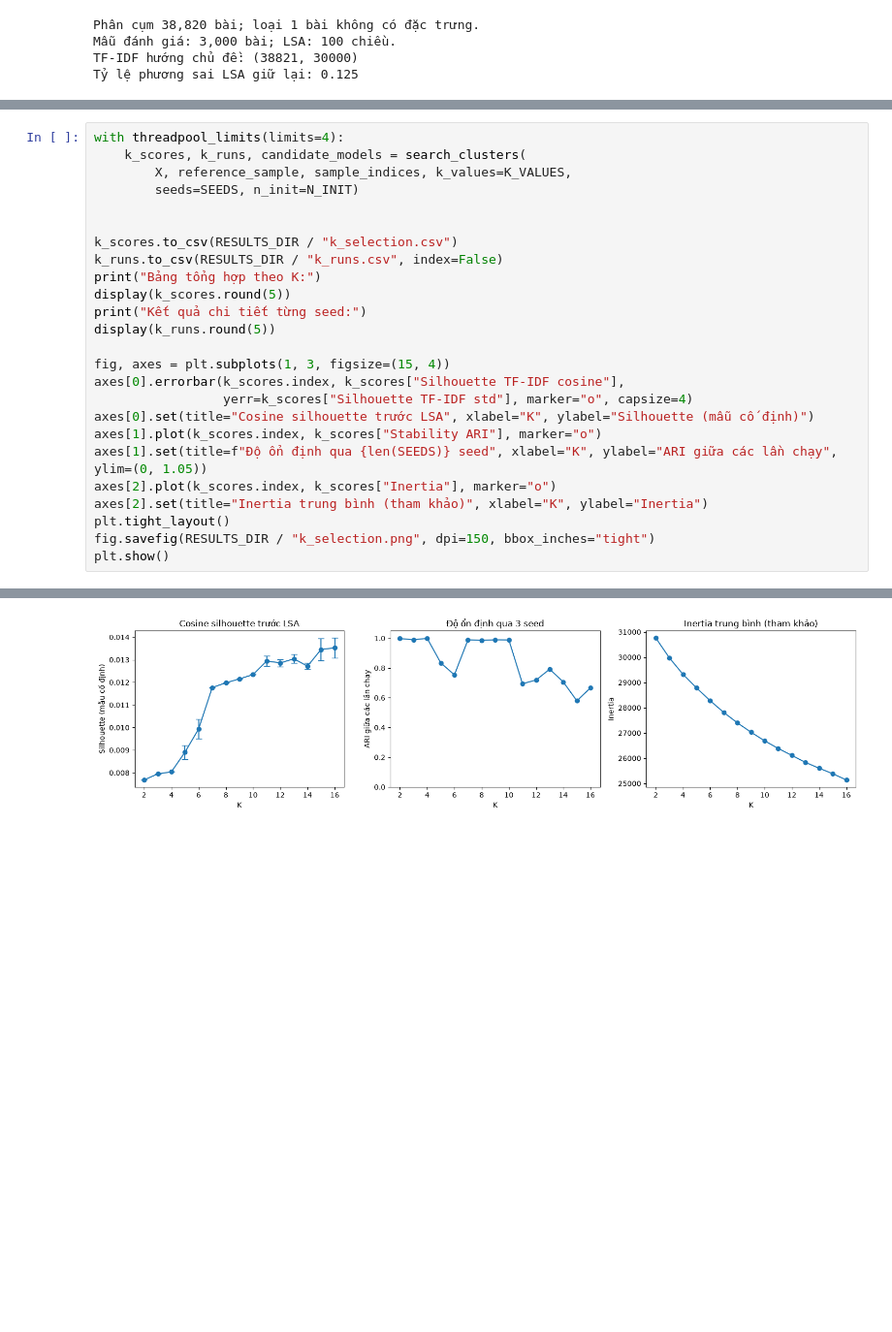
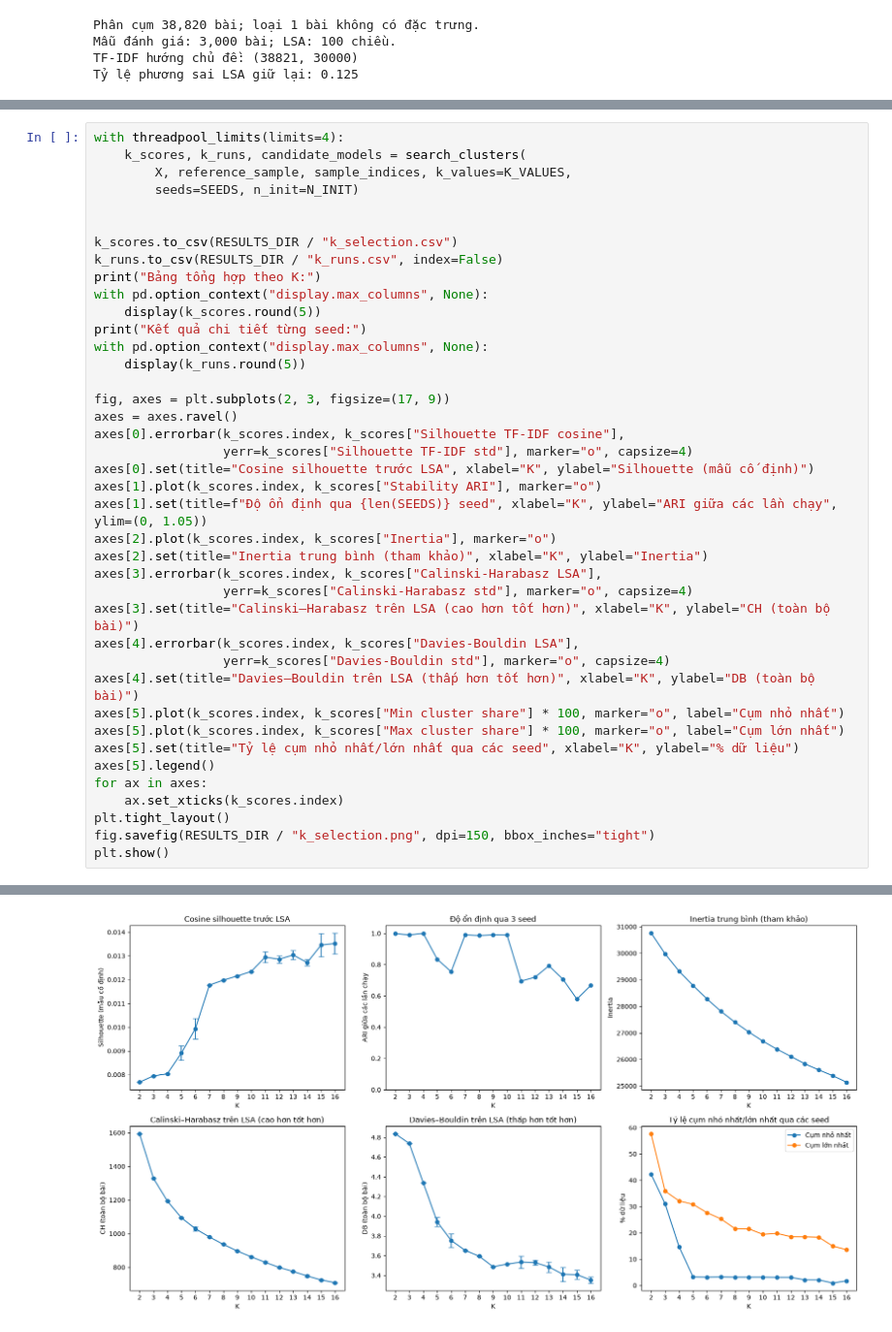
Before and after one commit to phamquocdow/colab_team, a Jupyter notebook: 5_hoc_khong_giam_sat.ipynb, the cells around one changed output, grey strips where cells are left out. Shown at 97% size. Drawn from its saved outputs; the diff is of its cells as text; blank space fills up the shorter version.

```diff
--- a/5_hoc_khong_giam_sat.ipynb
+++ b/5_hoc_khong_giam_sat.ipynb
@@ -100,11 +108,14 @@ with threadpool_limits(limits=4):
 k_scores.to_csv(RESULTS_DIR / "k_selection.csv")
 k_runs.to_csv(RESULTS_DIR / "k_runs.csv", index=False)
 print("Bảng tổng hợp theo K:")
-display(k_scores.round(5))
+with pd.option_context("display.max_columns", None):
+    display(k_scores.round(5))
 print("Kết quả chi tiết từng seed:")
-display(k_runs.round(5))
+with pd.option_context("display.max_columns", None):
+    display(k_runs.round(5))
 
-fig, axes = plt.subplots(1, 3, figsize=(15, 4))
+fig, axes = plt.subplots(2, 3, figsize=(17, 9))
+axes = axes.ravel()
 axes[0].errorbar(k_scores.index, k_scores["Silhouette TF-IDF cosine"],
                  yerr=k_scores["Silhouette TF-IDF std"], marker="o", capsize=4)
 axes[0].set(title="Cosine silhouette trước LSA", xlabel="K", ylabel="Silhouette (mẫu cố định)")
@@ -112,6 +123,18 @@ axes[1].plot(k_scores.index, k_scores["Stability ARI"], marker="o")
 axes[1].set(title=f"Độ ổn định qua {len(SEEDS)} seed", xlabel="K", ylabel="ARI giữa các lần chạy", ylim=(0, 1.05))
 axes[2].plot(k_scores.index, k_scores["Inertia"], marker="o")
 axes[2].set(title="Inertia trung bình (tham khảo)", xlabel="K", ylabel="Inertia")
+axes[3].errorbar(k_scores.index, k_scores["Calinski-Harabasz LSA"],
+                 yerr=k_scores["Calinski-Harabasz std"], marker="o", capsize=4)
+axes[3].set(title="Calinski–Harabasz trên LSA (cao hơn tốt hơn)", xlabel="K", ylabel="CH (toàn bộ bài)")
+axes[4].errorbar(k_scores.index, k_scores["Davies-Bouldin LSA"],
+                 yerr=k_scores["Davies-Bouldin std"], marker="o", capsize=4)
+axes[4].set(title="Davies–Bouldin trên LSA (thấp hơn tốt hơn)", xlabel="K", ylabel="DB (toàn bộ bài)")
+axes[5].plot(k_scores.index, k_scores["Min cluster share"] * 100, marker="o", label="Cụm nhỏ nhất")
+axes[5].plot(k_scores.index, k_scores["Max cluster share"] * 100, marker="o", label="Cụm lớn nhất")
+axes[5].set(title="Tỷ lệ cụm nhỏ nhất/lớn nhất qua các seed", xlabel="K", ylabel="% dữ liệu")
+axes[5].legend()
+for ax in axes:
+    ax.set_xticks(k_scores.index)
 plt.tight_layout()
 fig.savefig(RESULTS_DIR / "k_selection.png", dpi=150, bbox_inches="tight")
 plt.show()
@@ -170,2 +193,2 @@ Kết quả chi tiết từng seed:
-[figure, old version]
+[figure, new version]
 # %% [markdown]
```
Also changed, not shown: parts of 17 cells of this notebook, 16 other files.
